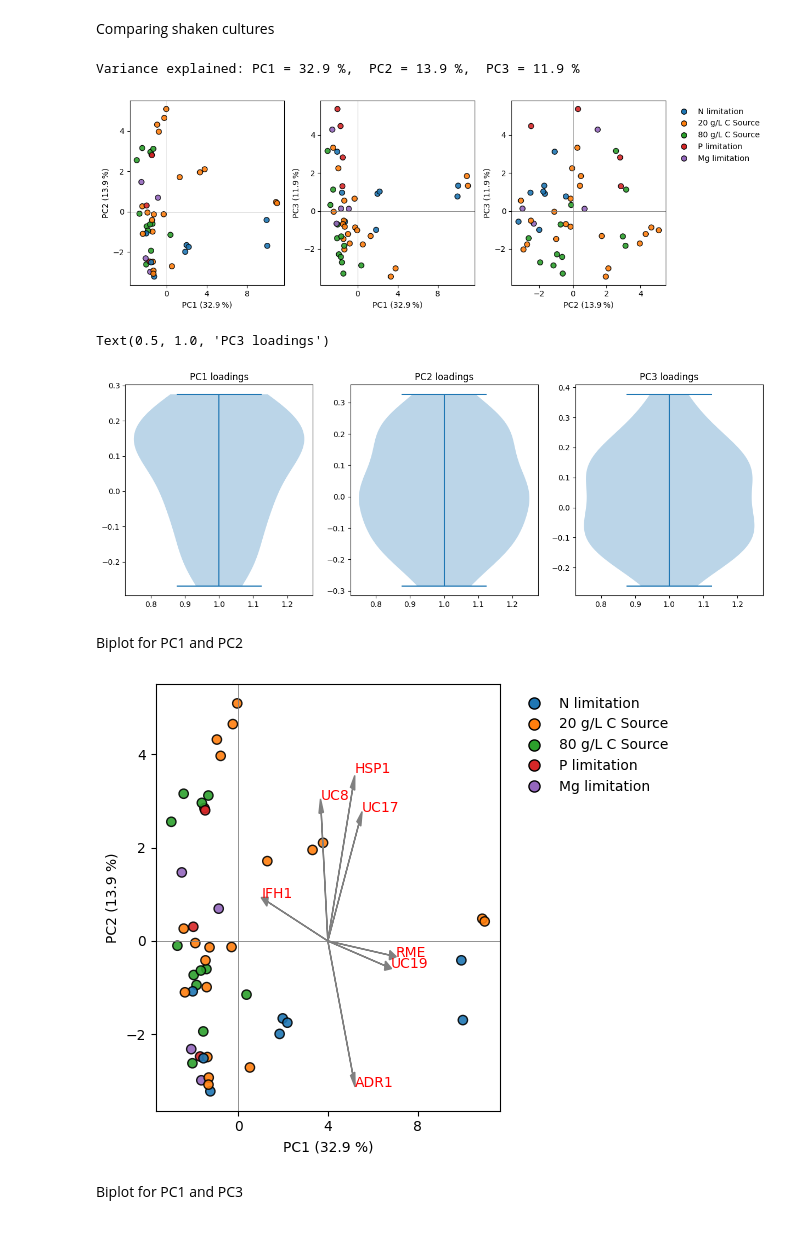
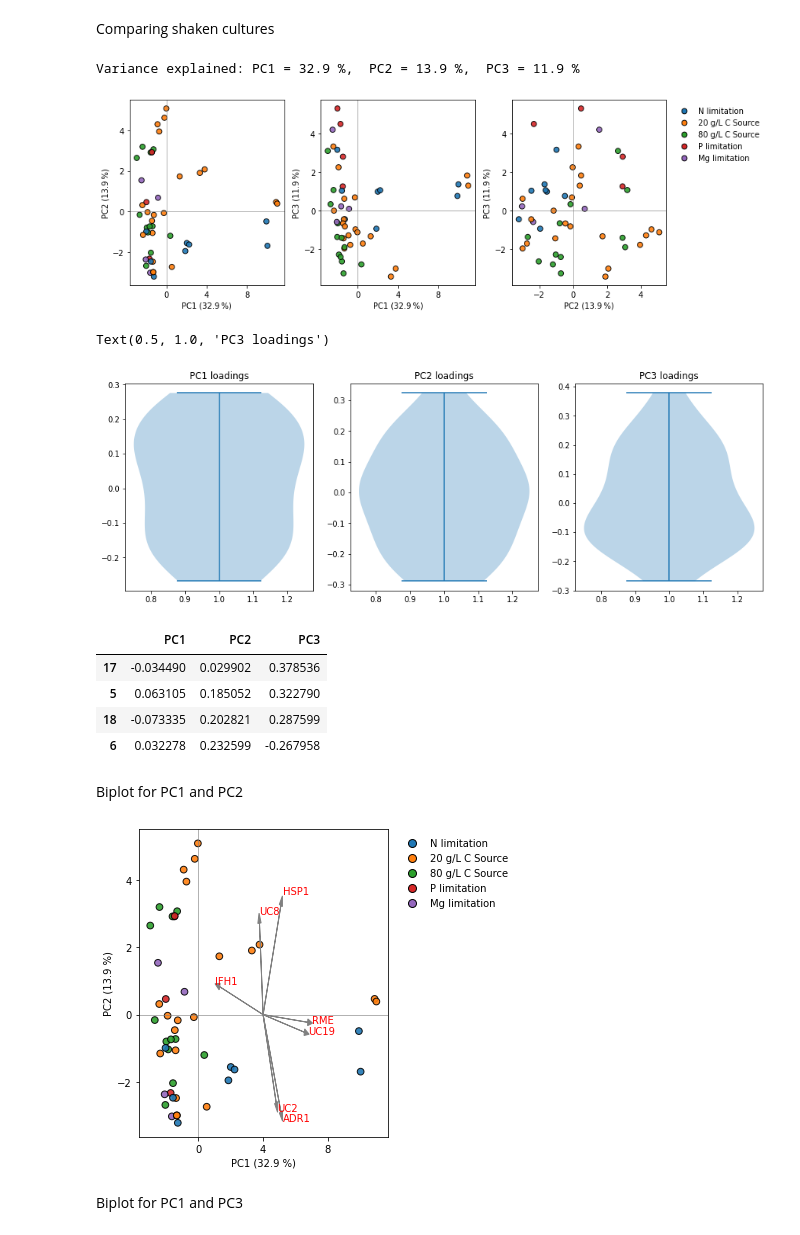
Before and after one commit to SBRG/yarrowia_lipolytica_ICA, a Jupyter notebook: imod_analysis/fig2_shakenVScontinuous.ipynb, the cells around one changed output. Drawn from its saved outputs; the diff is of its cells as text; code cells hidden in the pictures.

```diff
--- a/imod_analysis/fig2_shakenVScontinuous.ipynb
+++ b/imod_analysis/fig2_shakenVScontinuous.ipynb
@@ -13,7 +13,7 @@ from sklearn.preprocessing import StandardScaler
 from sklearn.decomposition import PCA
 from itertools import combinations
 # %%
-ica_data = load_json_model('../data/yarrowia2025.json')
+ica_data = load_json_model('../data/yarrowia2025_fixed.json')
 # %%
 ica_data.sample_table
 # %% [output]
@@ -188,8 +198,8 @@ ax.legend(handles, uniq, frameon=False,
 loadings = pd.DataFrame(pca_model.components_).T
 loadings.rename(columns={0: 'PC1', 1: 'PC2', 2:'PC3'}, inplace=True)
 
-pc1_loadings = [2,14,16]
-pc2_loadings = [4,18,24,27]
+pc1_loadings = [12,25,20]
+pc2_loadings = [35,13,27,28]
 
 arrows_to_make = pc1_loadings+pc2_loadings
 arrow_length = 10
@@ -233,7 +243,7 @@ shaken_metadata['Limitation'] = shaken_metadata ['Limitation'].replace(['Carbon'
 pca_model = pca_scatter3(ica_data.A[shaken_metadata.index], labels=shaken_metadata['Limitation'].tolist(), scale=True, label_points=False,name='tpm_pca_shaken_limitation')
 # %% [output]
 Variance explained: PC1 = 32.9 %,  PC2 = 13.9 %,  PC3 = 11.9 %
-[figure, old version]
+[figure, new version]
 # %%
 loadings = pd.DataFrame(pca_model.components_).T
 
@@ -251,7 +261,15 @@ plt.violinplot(loadings[2])
 plt.title('PC3 loadings')
 # %% [output]
 Text(0.5, 1.0, 'PC3 loadings')
-[figure, old version]
+[figure, new version]
+# %%
+loadings[abs(loadings['PC3'])>0.25].sort_values(by='PC3', ascending=False)
+# %% [output]
+|  | PC1 | PC2 | PC3 |
+| 17 | -0.034490 | 0.029902 | 0.378536 |
+| 5 | 0.063105 | 0.185052 | 0.322790 |
+| 18 | -0.073335 | 0.202821 | 0.287599 |
+| 6 | 0.032278 | 0.232599 | -0.267958 |
 # %% [markdown]
 Biplot for PC1 and PC2
 # %%
@@ -286,36 +304,36 @@ ax.axvline(0, color='grey', lw=0.6)
 
 # Legend for Limitation only
 handles = [plt.Line2D([0], [0], marker='o', linestyle='',
                       markerfacecolor=palette[i % len(palette)],
                       markeredgecolor='k', markersize=8)
            for i in range(len(uniq_labels))]
 ax.legend(handles, uniq_labels, frameon=False,
           bbox_to_anchor=(1.02, 1), loc='upper left')
 
 # --- Arrows for biplot (unchanged) ----------------------------
 loadings = pd.DataFrame(pca_model.components_).T
 loadings.rename(columns={0: 'PC1', 1: 'PC2', 2: 'PC3'}, inplace=True)
 
-pc1_loadings = [33,3,24]
-pc2_loadings = [14,4,13,34]
+pc1_loadings = [19,8,27]
+pc2_loadings = [12,35,22,34]
 
 arrows_to_make = pc1_loadings + pc2_loadings
 arrow_length = 10
 text_scale = 1.1
 start1, start2 = 4, 0
 
 for g in arrows_to_make:
     g_weight_pc1 = loadings.loc[g, 'PC1'] * arrow_length
     g_weight_pc2 = loadings.loc[g, 'PC2'] * arrow_length
     ax.arrow(start1, start2, g_weight_pc1, g_weight_pc2, head_width=0.2, color='grey')
     ax.text(start1 + (text_scale * g_weight_pc1),
             start2 + (text_scale * g_weight_pc2),
             ica_data.imodulon_table['iModulon Name'][g], size=10, color='red')
 
 plt.tight_layout()
 plt.show()
 # %% [output]
-[figure, old version]
+[figure, new version]
 # %% [markdown]
 Biplot for PC1 and PC3
 # %%
```
Also changed, not shown: parts of 10 cells of this notebook, 12 other files.
